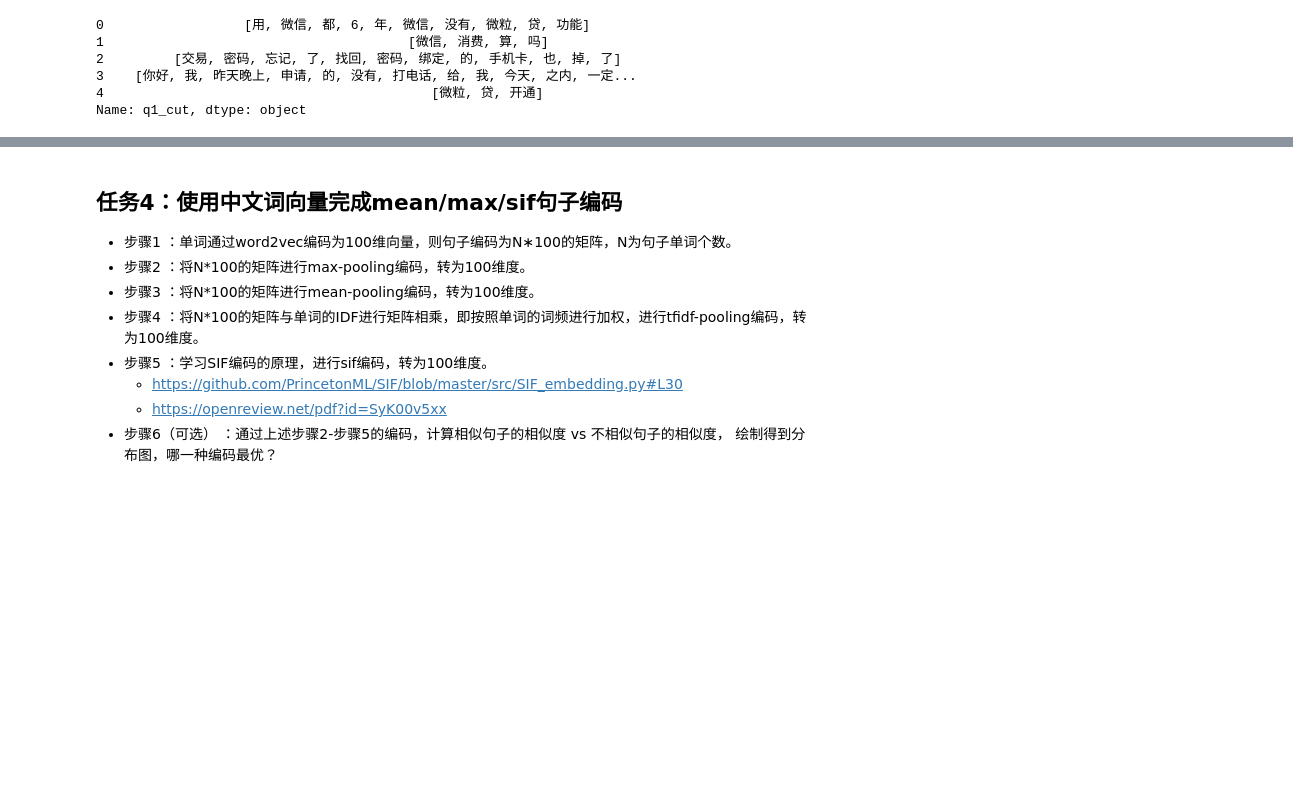
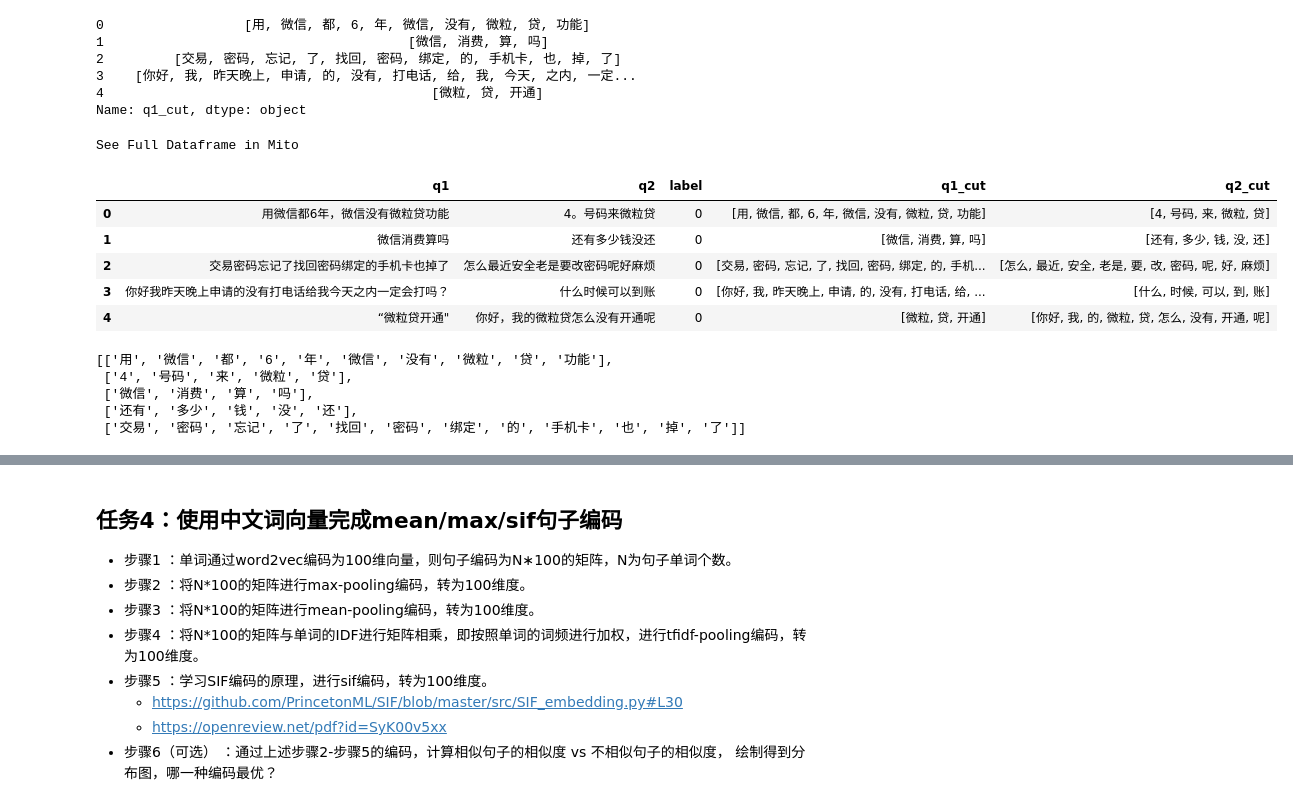
Before and after one commit to xihuishawpy/coggle_11month, a Jupyter notebook: 2022-01~02/中文文本相似度/complete_code.ipynb, the cells around one changed output, grey strips where cells are left out. Drawn from its saved outputs; the diff is of its cells as text; code cells hidden in the pictures; blank space fills up the shorter version.

```diff
--- a/2022-01~02/中文文本相似度/complete_code.ipynb
+++ b/2022-01~02/中文文本相似度/complete_code.ipynb
@@ -338,3 +346,37 @@ sentences = (' '.join(sentences))
+# %%
+train.head()
+# %% [output]
+See Full Dataframe in Mito
+|  | q1 | q2 | label | q1_cut | q2_cut |
+| 0 | 用微信都6年，微信没有微粒贷功能 | 4。号码来微粒贷 | 0 | [用, 微信, 都, 6, 年, 微信, 没有, 微粒, 贷, 功能] | [4, 号码, 来, 微粒, 贷] |
+| 1 | 微信消费算吗 | 还有多少钱没还 | 0 | [微信, 消费, 算, 吗] | [还有, 多少, 钱, 没, 还] |
+| 2 | 交易密码忘记了找回密码绑定的手机卡也掉了 | 怎么最近安全老是要改密码呢好麻烦 | 0 | [交易, 密码, 忘记, 了, 找回, 密码, 绑定, 的, 手机... | [怎么, 最近, 安全, 老是, 要, 改, 密码, 呢, 好, 麻烦] |
+| 3 | 你好我昨天晚上申请的没有打电话给我今天之内一定会打吗？ | 什么时候可以到账 | 0 | [你好, 我, 昨天晚上, 申请, 的, 没有, 打电话, 给, ... | [什么, 时候, 可以, 到, 账] |
+| 4 | “微粒贷开通" | 你好，我的微粒贷怎么没有开通呢 | 0 | [微粒, 贷, 开通] | [你好, 我, 的, 微粒, 贷, 怎么, 没有, 开通, 呢] |
+# %%
+# 准备语料
+# 一句话一个list
+
+def prepare_words(train):
+    corpus = []
+    # 遍历每行，q1分词，q2分词，合并
+    for row_id in range(len(train)):
+        row = train.iloc[row_id]
+        all_words = []
+        all_words.append([word for word in row['q1_cut']])
+        all_words.append([word for word in row['q2_cut']])
+        corpus.extend(all_words)
+    return corpus
+
+
+sentences = prepare_words(train)
+sentences[:5]
+# %% [output]
+[['用', '微信', '都', '6', '年', '微信', '没有', '微粒', '贷', '功能'],
+ ['4', '号码', '来', '微粒', '贷'],
+ ['微信', '消费', '算', '吗'],
+ ['还有', '多少', '钱', '没', '还'],
+ ['交易', '密码', '忘记', '了', '找回', '密码', '绑定', '的', '手机卡', '也', '掉', '了']]
 # %%
 # 使用gensim训练词向量
 from gensim.models import Word2Vec
```
Also changed, not shown: parts of 9 cells of this notebook, 3 other files.
